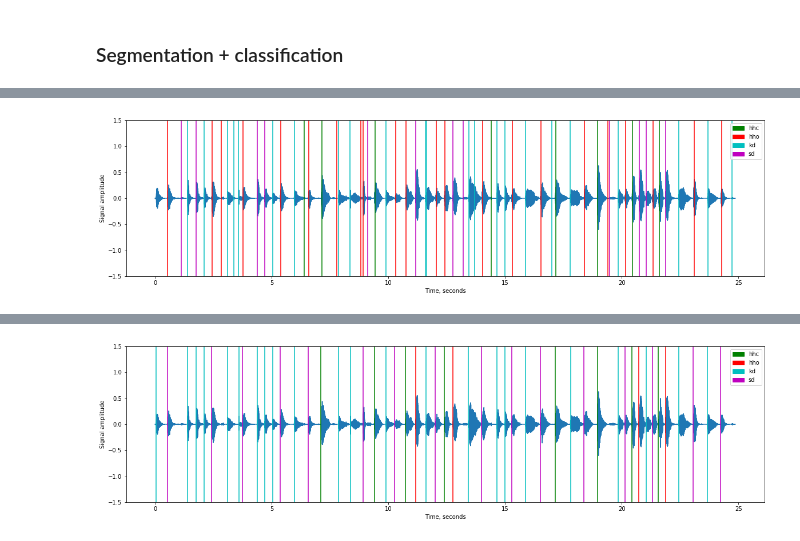
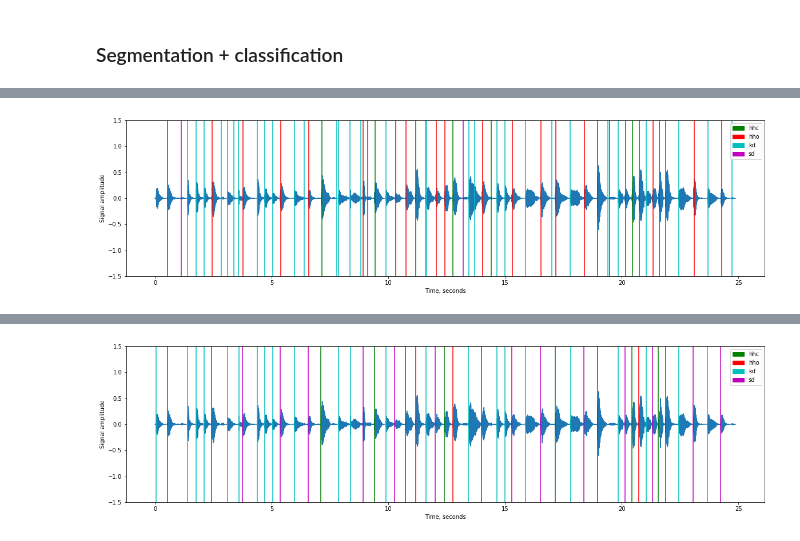
Before and after one commit to flyingleafe/vxs-vpt, a Jupyter notebook: notebooks/Classification.ipynb, the cells around one changed output, grey strips where cells are left out. Saved outputs shown, nothing was run; the diff lists cells and outputs as text; code cells hidden in the pictures.

```diff
--- a/notebooks/Classification.ipynb
+++ b/notebooks/Classification.ipynb
@@ -210,5 +210,3 @@ ftfm_big.transform(X[:5])[0].shape
 ### Segmentation + classification
 # %%
 track_10, anno_10 = avp_set_personal.get('P10_Improvisation_Personal')
-# %%
-onsets_pred = vxs.detect_onsets(track_10, method='complex')
@@ -227,2 +234,2 @@ def segment_track(track, onsets, segm_frames=4096):
 # %%
-segments = segment_track(track_10, onsets_pred)
+times, segments = vxs.segment_track(track_10, onsets_pred)
@@ -236,6 +236,11 @@ def predict_series(model, segments):
 # %%
-pred1 = predict_series(model_cae_wide, segments)
+pred1 = model_mfcc.predict(segments)
+# %%
+pred_onsets = pd.DataFrame.from_dict({
+    'time': times,
+    'class': pred1
+})
 # %%
-vxsu.plot_track(track_10, pred1, color_events=True)
+vxsu.plot_track(track_10, pred_onsets, color_events=True)
 # %% [output]
-[figure, old version]
+[figure, new version]
```
Also changed, not shown: parts of 8 cells of this notebook, 10 other files.
